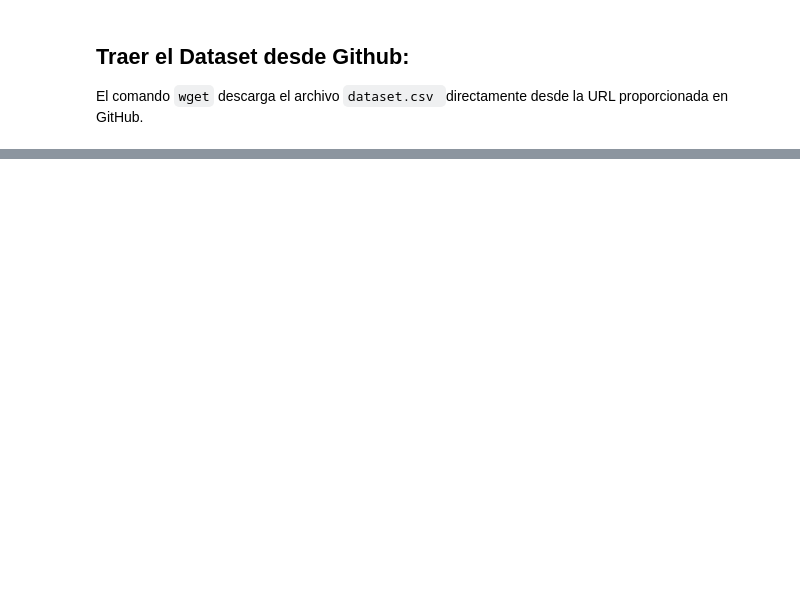
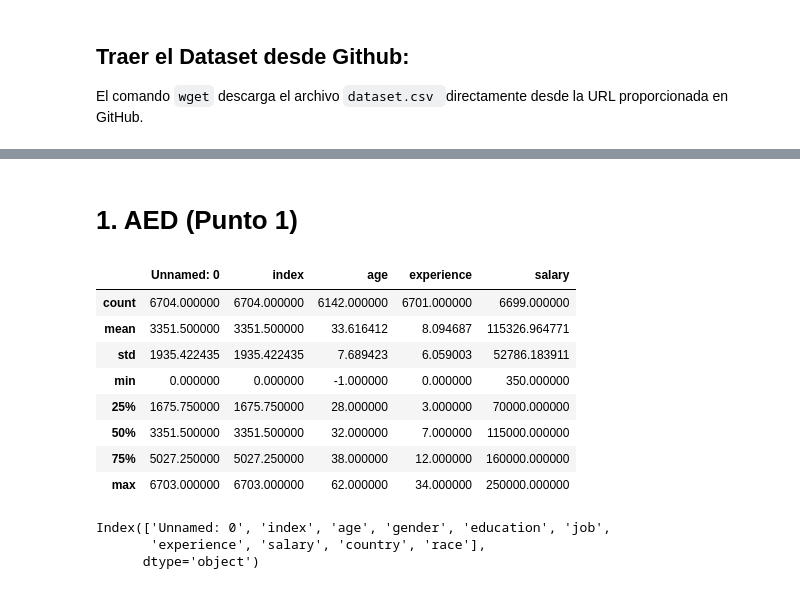
Before and after one commit to kachytronico/colab-PIA, a Jupyter notebook: PIA_02_Tarea_Procesamiento_de_la_informacion.ipynb, the cells around one changed output, grey strips where cells are left out. Saved outputs shown, nothing was run; the diff lists cells and outputs as text; code cells hidden in the pictures; blank space fills up the shorter version.

```diff
--- a/PIA_02_Tarea_Procesamiento_de_la_informacion.ipynb
+++ b/PIA_02_Tarea_Procesamiento_de_la_informacion.ipynb
@@ -56,0 +56,20 @@ dataset.csv         100%[===================>] 520.83K  --.-KB/s    in 0.02s
+# %% [markdown]
+# 1. AED (Punto 1)
+# %%
+df.describe()
+# %% [output]
+|  | Unnamed: 0 | index | age | experience | salary |
+| count | 6704.000000 | 6704.000000 | 6142.000000 | 6701.000000 | 6699.000000 |
+| mean | 3351.500000 | 3351.500000 | 33.616412 | 8.094687 | 115326.964771 |
+| std | 1935.422435 | 1935.422435 | 7.689423 | 6.059003 | 52786.183911 |
+| min | 0.000000 | 0.000000 | -1.000000 | 0.000000 | 350.000000 |
+| 25% | 1675.750000 | 1675.750000 | 28.000000 | 3.000000 | 70000.000000 |
+| 50% | 3351.500000 | 3351.500000 | 32.000000 | 7.000000 | 115000.000000 |
+| 75% | 5027.250000 | 5027.250000 | 38.000000 | 12.000000 | 160000.000000 |
+| max | 6703.000000 | 6703.000000 | 62.000000 | 34.000000 | 250000.000000 |
+# %%
+df.columns
+# %% [output]
+Index(['Unnamed: 0', 'index', 'age', 'gender', 'education', 'job',
+       'experience', 'salary', 'country', 'race'],
+      dtype='object')
```
Also changed, not shown: parts of 10 cells of this notebook.
